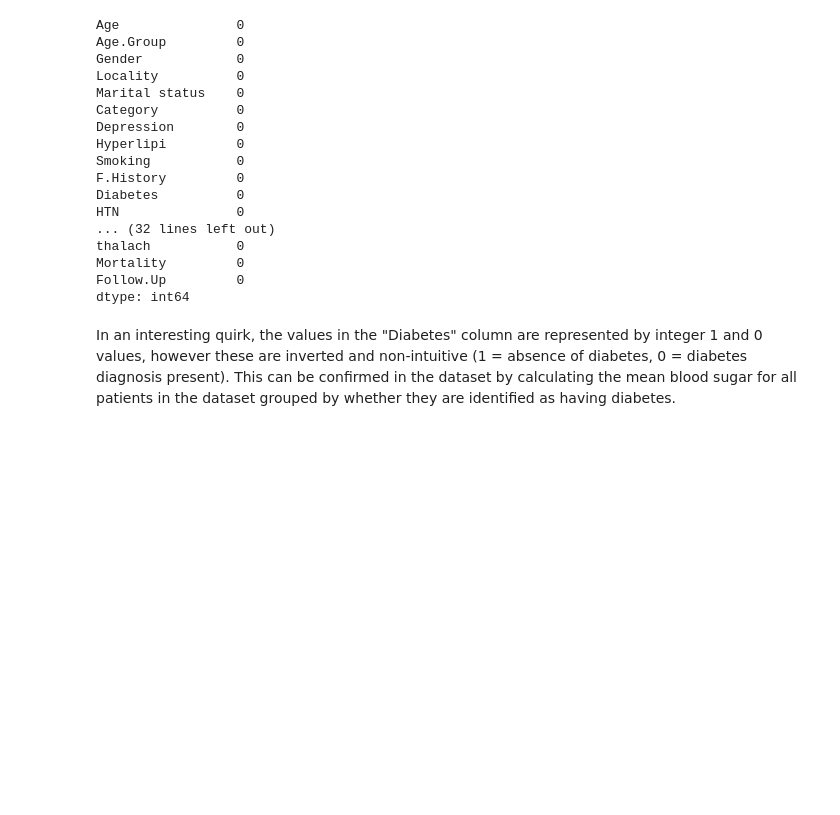
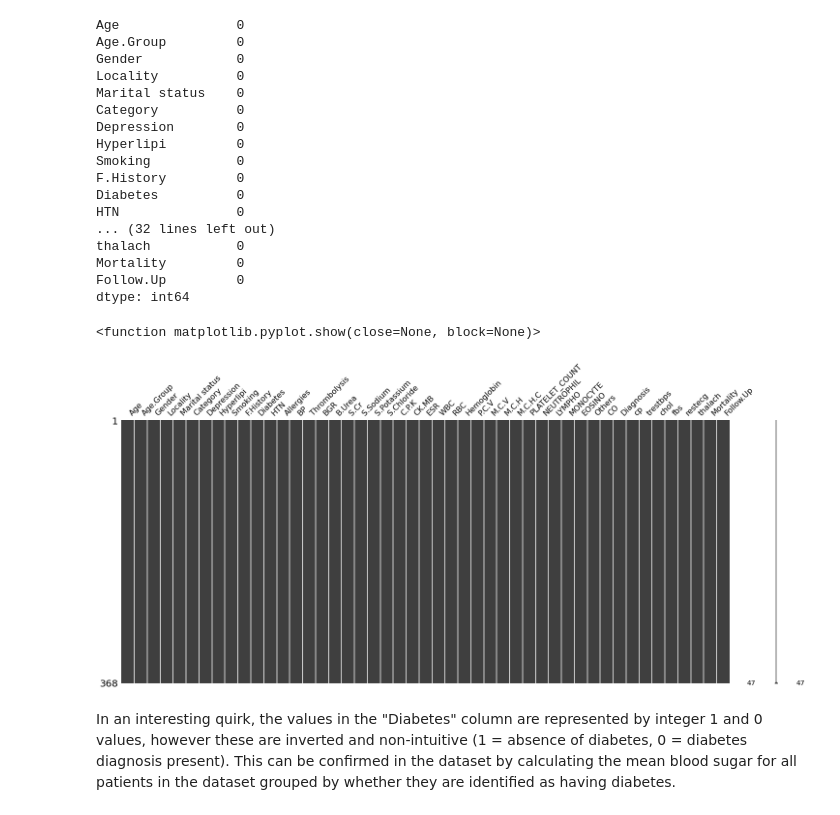
Before and after one commit to GBala-PrptlStdnt/-UCDPA_GregBala-, a Jupyter notebook: Predicting Heart Failure - Term project.ipynb, the cells around one changed output. Saved outputs shown, nothing was run; the diff lists cells and outputs as text; code cells hidden in the pictures; blank space fills up the shorter version.

```diff
--- a/Predicting Heart Failure - Term project.ipynb
+++ b/Predicting Heart Failure - Term project.ipynb
@@ -167,9 +167,12 @@ dtype: int64
 # %%
 #Missing data points can be visualized in a matrix using the missingno package
 import missingno as msno
 import matplotlib.pyplot as plt
-#msno.matrix(HFdf)
-#plt.show
+msno.matrix(HFdf)
+plt.show
+# %% [output]
+<function matplotlib.pyplot.show(close=None, block=None)>
+[figure, added]
 # %% [markdown]
 In an interesting quirk, the values in the "Diabetes" column are represented by integer 1 and 0 values, however these are inverted and non-intuitive (1 = absence of diabetes, 0 = diabetes diagnosis present). This can be confirmed in the dataset by calculating the mean blood sugar for all patients in the dataset grouped by whether they are identified as having diabetes.
 # %%
```
Also changed, not shown: parts of 10 cells of this notebook.
